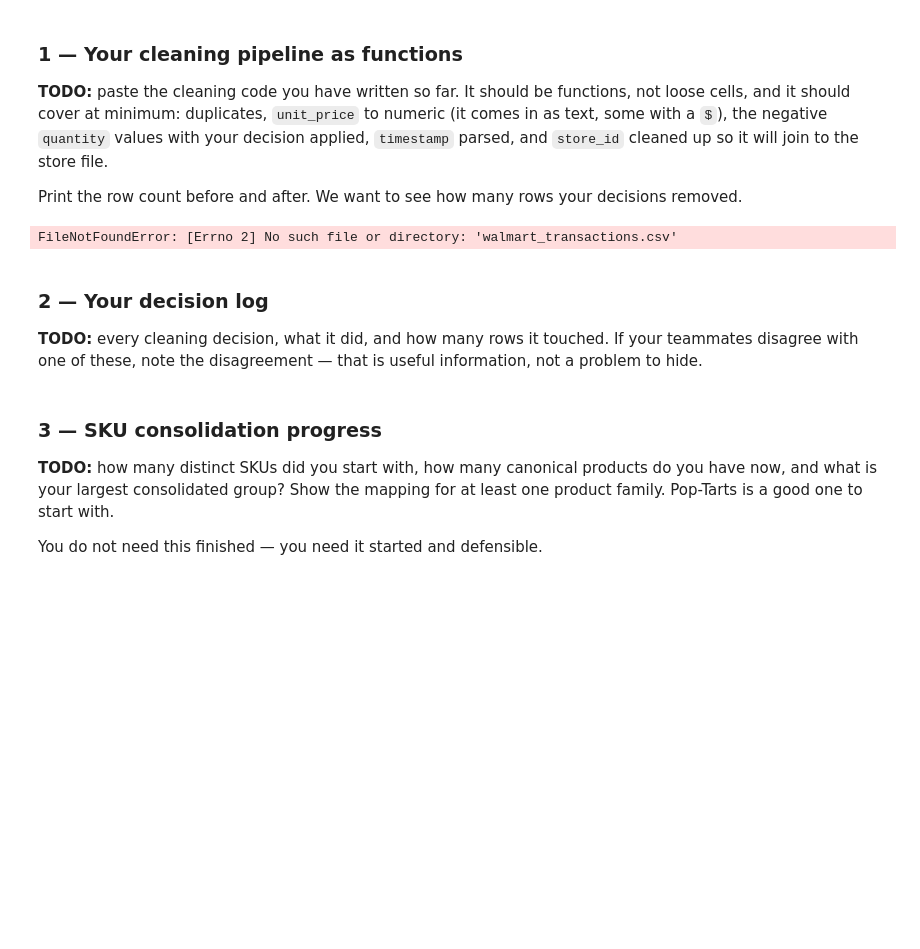
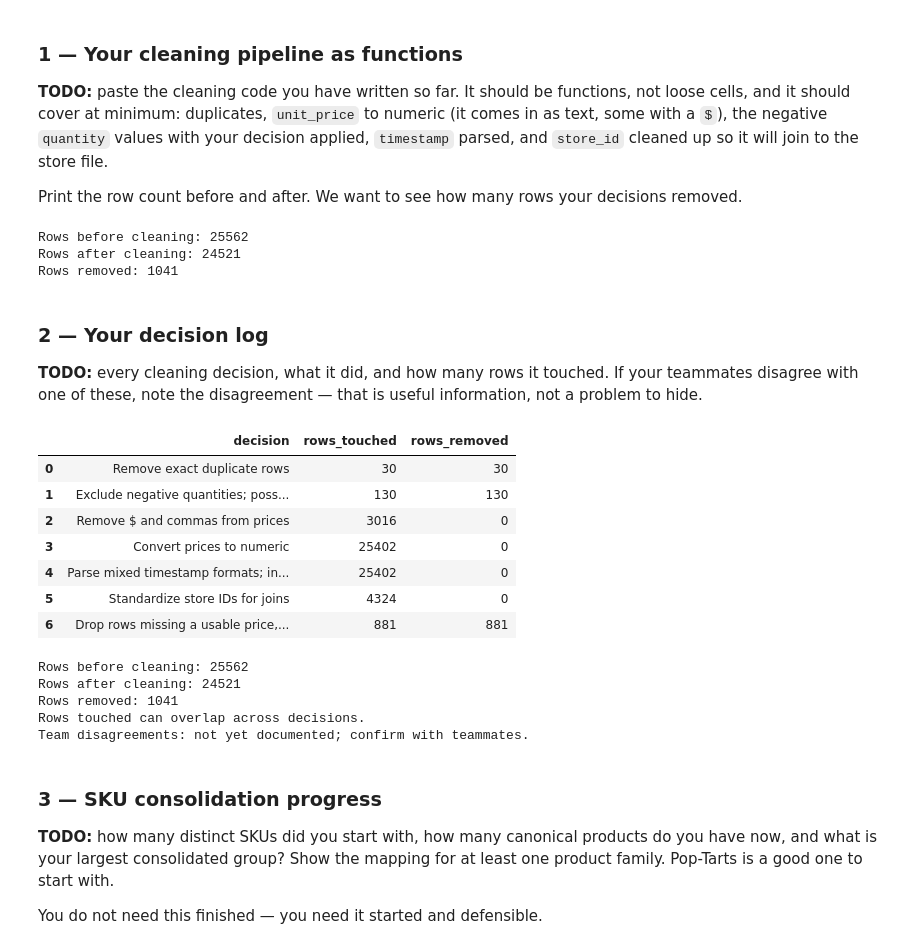
Before and after one commit to nishithy13/DS2002-Midterm, a Jupyter notebook: 06-midterm-walmart/2026-10-23 — Midterm Checkpoint — Lab.ipynb, the cells around one changed output. Saved outputs shown, nothing was run; the diff lists cells and outputs as text; code cells hidden in the pictures; blank space fills up the shorter version.

```diff
--- a/06-midterm-walmart/2026-10-23 — Midterm Checkpoint — Lab.ipynb
+++ b/06-midterm-walmart/2026-10-23 — Midterm Checkpoint — Lab.ipynb
@@ -116,14 +122,23 @@ b1a1c05 Update CHARTER.md with Nishith Yalamanchi and revised Q1/Q2 owners
 Print the row count before and after. We want to see how many rows your decisions removed.
 # %%
 # TODO
+import os
 import pandas as pd
+
+def data_path(filename):
+    for folder in ("data", "../data", "06-midterm-walmart/data", "DS2002-Midterm/data", "DS2002-Midterm/06-midterm-walmart/data", "."):
+        path = os.path.join(folder, filename)
+        if os.path.exists(path):
+            return path
+    return os.path.join("data", filename)
 
 def drop_duplicates(df):
     return df.drop_duplicates()
 
 def drop_negative_quantity(df):
     # Team decision: negatives look like returns, not sales. Blank quantities are kept.
-    return df.loc[~(df["quantity"] < 0)]
+    qty = pd.to_numeric(df["quantity"], errors="coerce")
+    return df.loc[~(qty < 0)]
 
 def clean_unit_price(df):
     df = df.copy()
@@ -156,13 +171,15 @@ def clean_data(raw):
         df = step(df)
     return df
 
-original_df = pd.read_csv("walmart_transactions.csv")
+original_df = pd.read_csv(data_path("walmart_transactions.csv"))
 clean_df = clean_data(original_df)
 print("Rows before cleaning:", len(original_df))
 print("Rows after cleaning:", len(clean_df))
 print("Rows removed:", len(original_df) - len(clean_df))
 # %% [output]
-FileNotFoundError: [Errno 2] No such file or directory: 'walmart_transactions.csv'
+Rows before cleaning: 25562
+Rows after cleaning: 24521
+Rows removed: 1041
 # %% [markdown]
 ### 2 — Your decision log
 
@@ -213,34 +230,48 @@ def clean_with_log(raw):
     )
 
     # Standardize IDs so FL239, fl-239, and FL_239 become FL-239.
     old_ids = df["store_id"].astype("string")
     df["store_id"] = (
         old_ids.str.strip()
         .str.upper()
         .str.replace("_", "-", regex=False)
         .str.replace(r"^FL(\d+)$", r"FL-\1", regex=True)
         .replace("", pd.NA)
     )
     record("Standardize store IDs for joins", old_ids.ne(df["store_id"]).sum())
 
     invalid = df[["unit_price", "timestamp", "store_id"]].isna().any(axis=1)
     record(
         "Drop rows missing a usable price, timestamp, or store ID",
         invalid.sum(), invalid.sum()
     )
     df = df.loc[~invalid].copy()
 
     return df, pd.DataFrame(log)
 
-original_df = pd.read_csv("walmart_transactions.csv")
+original_df = pd.read_csv(data_path("walmart_transactions.csv"))
 clean_df, decision_log = clean_with_log(original_df)
 
 display(decision_log)
 print("Rows before cleaning:", len(original_df))
 print("Rows after cleaning:", len(clean_df))
 print("Rows removed:", len(original_df) - len(clean_df))
 print("Rows touched can overlap across decisions.")
 print("Team disagreements: not yet documented; confirm with teammates.")
+# %% [output]
+|  | decision | rows_touched | rows_removed |
+| 0 | Remove exact duplicate rows | 30 | 30 |
+| 1 | Exclude negative quantities; poss... | 130 | 130 |
+| 2 | Remove $ and commas from prices | 3016 | 0 |
+| 3 | Convert prices to numeric | 25402 | 0 |
+| 4 | Parse mixed timestamp formats; in... | 25402 | 0 |
+| 5 | Standardize store IDs for joins | 4324 | 0 |
+| 6 | Drop rows missing a usable price,... | 881 | 881 |
+Rows before cleaning: 25562
+Rows after cleaning: 24521
+Rows removed: 1041
+Rows touched can overlap across decisions.
+Team disagreements: not yet documented; confirm with teammates.
 # %% [markdown]
 ### 3 — SKU consolidation progress
 
```
Also changed, not shown: parts of 9 cells of this notebook.
